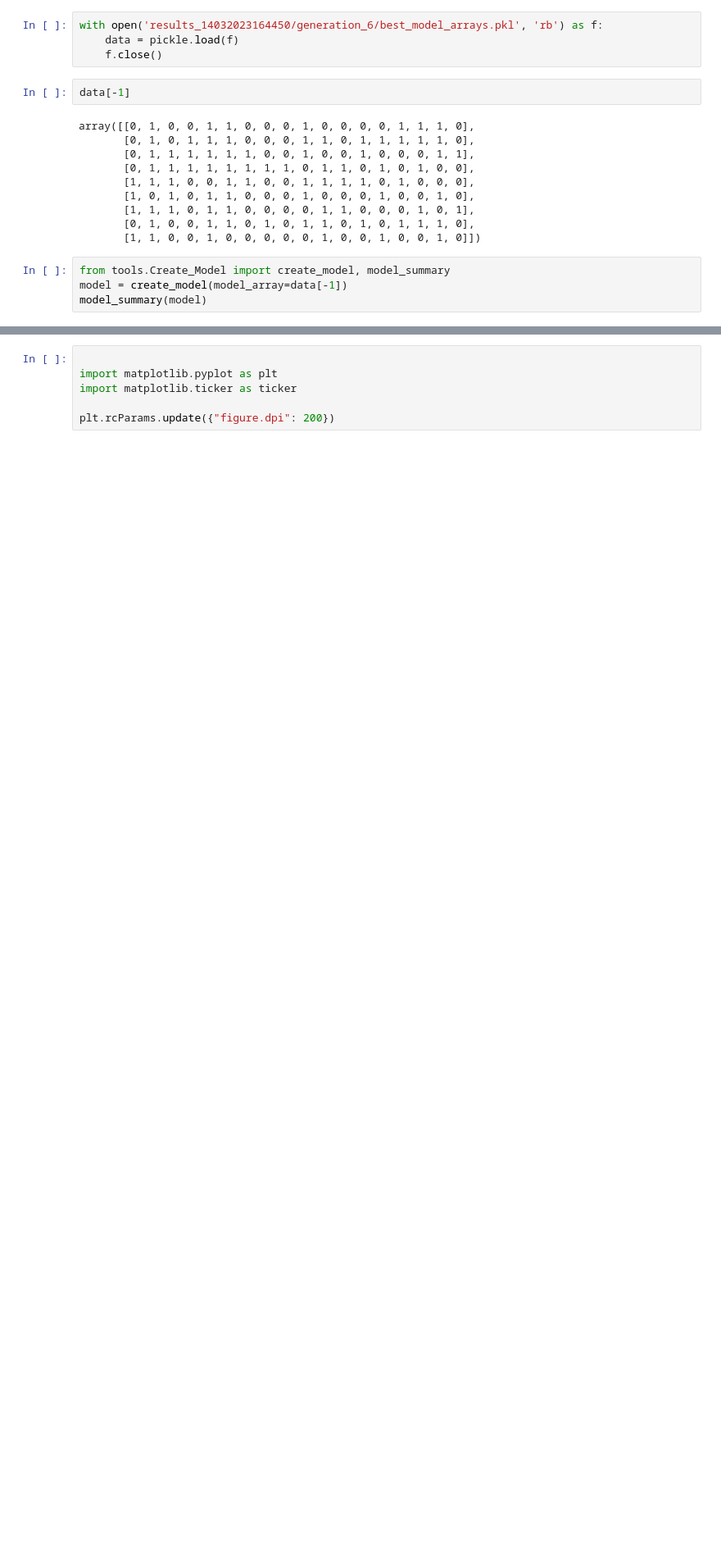
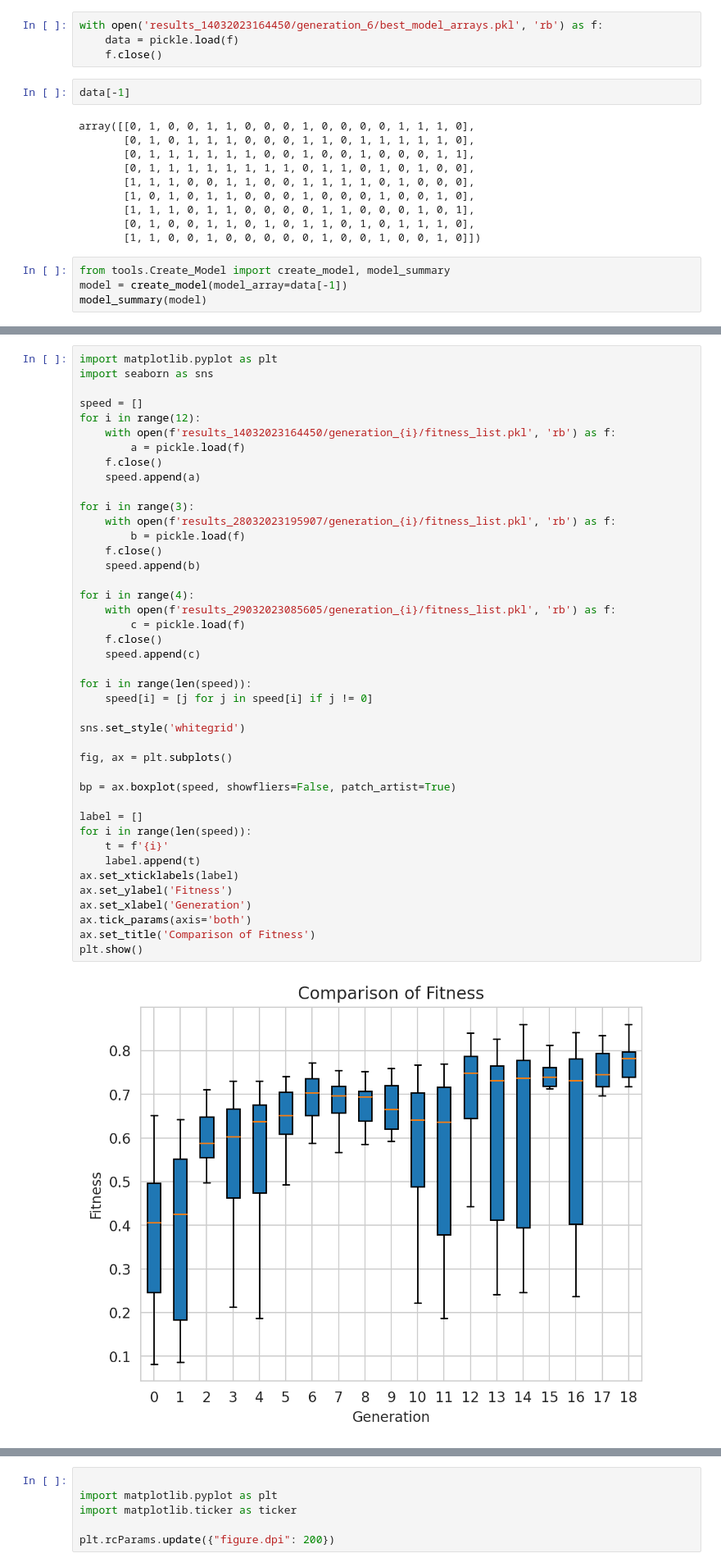
Before and after one commit to sypsyp97/Genetic_NAS, a Jupyter notebook: test.ipynb, the cells around one changed output, grey strips where cells are left out. Shown at 82% size. Saved outputs shown, nothing was run; the diff lists cells and outputs as text; blank space fills up the shorter version.

```diff
--- a/test.ipynb
+++ b/test.ipynb
@@ -113,3 +149,47 @@ plt.show()
+# %%
+import matplotlib.pyplot as plt
+import seaborn as sns
+
+speed = []
+for i in range(12):
+    with open(f'results_14032023164450/generation_{i}/fitness_list.pkl', 'rb') as f:
+        a = pickle.load(f)
+    f.close()
+    speed.append(a)
+
+for i in range(3):
+    with open(f'results_28032023195907/generation_{i}/fitness_list.pkl', 'rb') as f:
+        b = pickle.load(f)
+    f.close()
+    speed.append(b)
+
+for i in range(4):
+    with open(f'results_29032023085605/generation_{i}/fitness_list.pkl', 'rb') as f:
+        c = pickle.load(f)
+    f.close()
+    speed.append(c)
+
+for i in range(len(speed)):
+    speed[i] = [j for j in speed[i] if j != 0]
+
+sns.set_style('whitegrid')
+
+fig, ax = plt.subplots()
+
+bp = ax.boxplot(speed, showfliers=False, patch_artist=True)
+
+label = []
+for i in range(len(speed)):
+    t = f'{i}'
+    label.append(t)
+ax.set_xticklabels(label)
+ax.set_ylabel('Fitness')
+ax.set_xlabel('Generation')
+ax.tick_params(axis='both')
+ax.set_title('Comparison of Fitness')
+plt.show()
+# %% [output]
+[figure, added]
 # %%
 import matplotlib.pyplot as plt
 import seaborn as sns
```
Also changed, not shown: parts of 8 cells of this notebook.
